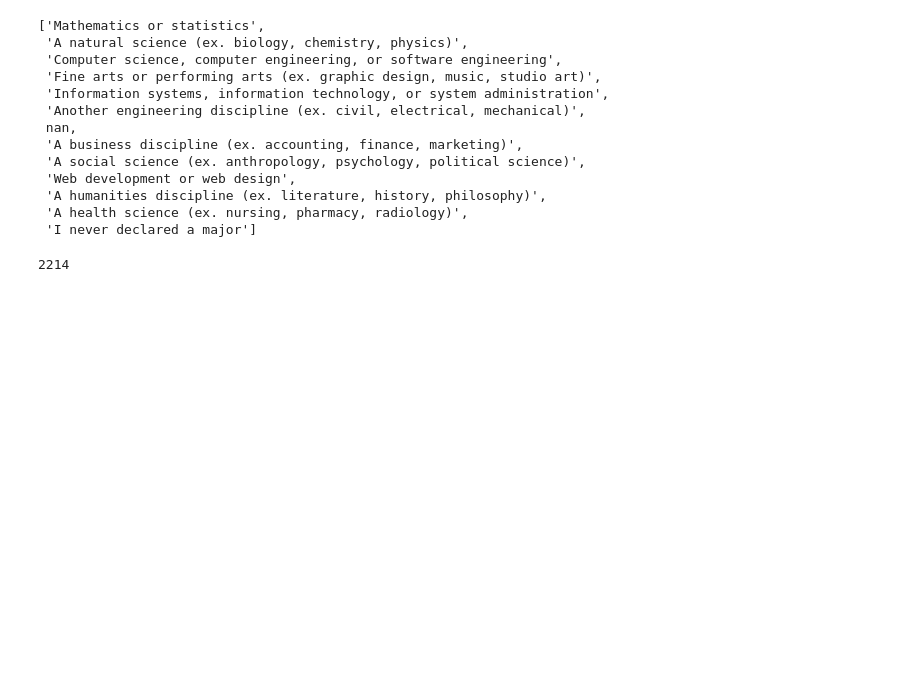
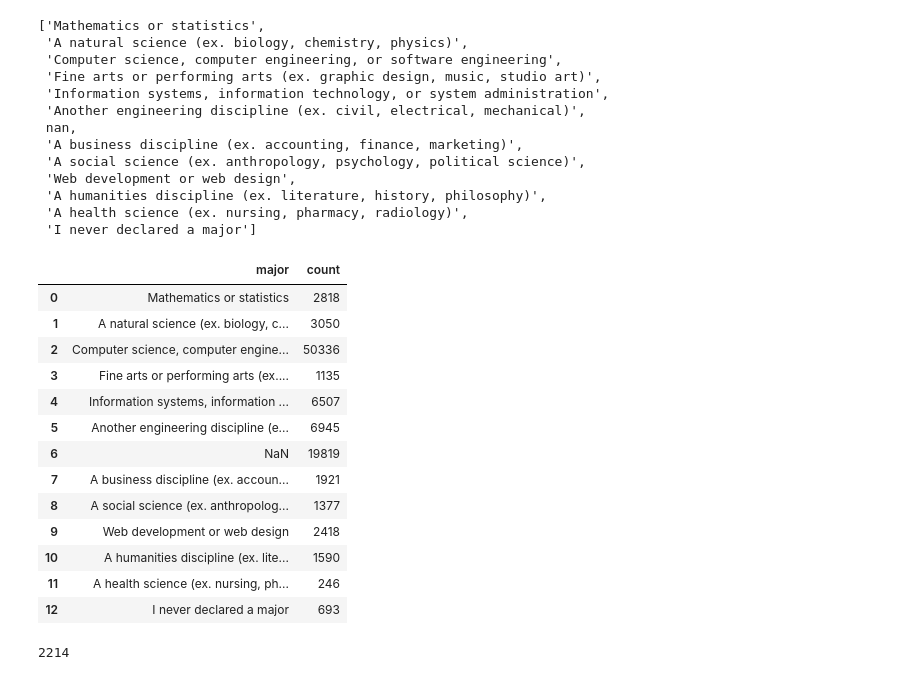
Before and after one commit to joshtice/stackoverflow2018, a Jupyter notebook: joshtice_stackoverflow_2018.ipynb, the cells around one changed output. Saved outputs shown, nothing was run; the diff lists cells and outputs as text; code cells hidden in the pictures; blank space fills up the shorter version.

```diff
--- a/joshtice_stackoverflow_2018.ipynb
+++ b/joshtice_stackoverflow_2018.ipynb
@@ -62,6 +89,27 @@ pprint(list(df.UndergradMajor.unique()))
  'A humanities discipline (ex. literature, history, philosophy)',
  'A health science (ex. nursing, pharmacy, radiology)',
  'I never declared a major']
+# %%
+undergrad_counter = Counter(df.UndergradMajor)
+undergrad_data = pd.Series(dict(undergrad_counter))
+undergrad_data = undergrad_data.reset_index()
+undergrad_data.columns = ['major', 'count']
+undergrad_data
+# %% [output]
+|  | major | count |
+| 0 | Mathematics or statistics | 2818 |
+| 1 | A natural science (ex. biology, c... | 3050 |
+| 2 | Computer science, computer engine... | 50336 |
+| 3 | Fine arts or performing arts (ex.... | 1135 |
+| 4 | Information systems, information ... | 6507 |
+| 5 | Another engineering discipline (e... | 6945 |
+| 6 | NaN | 19819 |
+| 7 | A business discipline (ex. accoun... | 1921 |
+| 8 | A social science (ex. anthropolog... | 1377 |
+| 9 | Web development or web design | 2418 |
+| 10 | A humanities discipline (ex. lite... | 1590 |
+| 11 | A health science (ex. nursing, ph... | 246 |
+| 12 | I never declared a major | 693 |
 # %%
 sum(df.FormalEducation == 'Other doctoral degree (Ph.D, Ed.D., etc.)')
 # %% [output]
```
Also changed, not shown: parts of 10 cells of this notebook, 1 other file.
